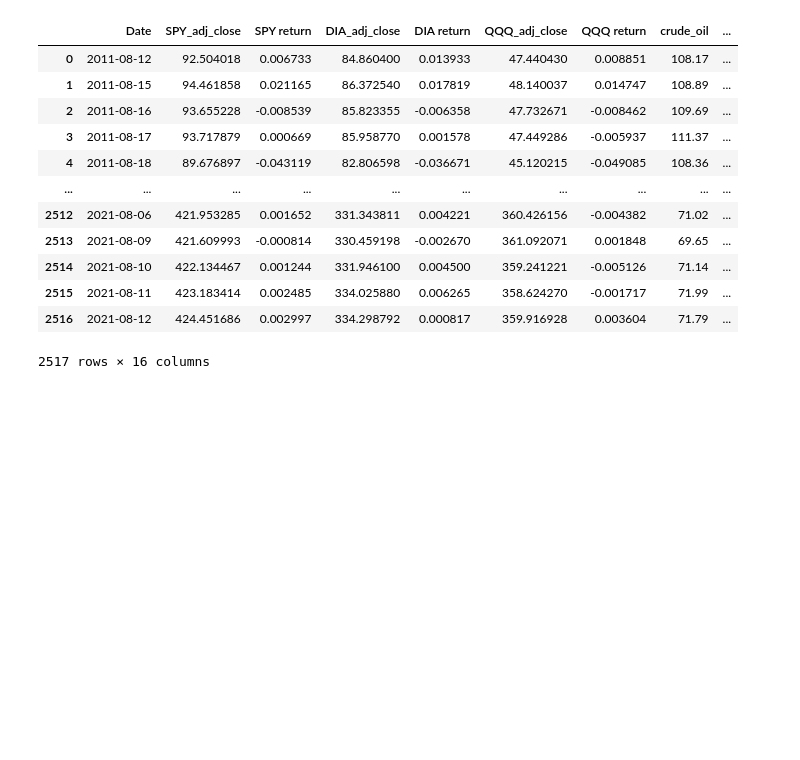
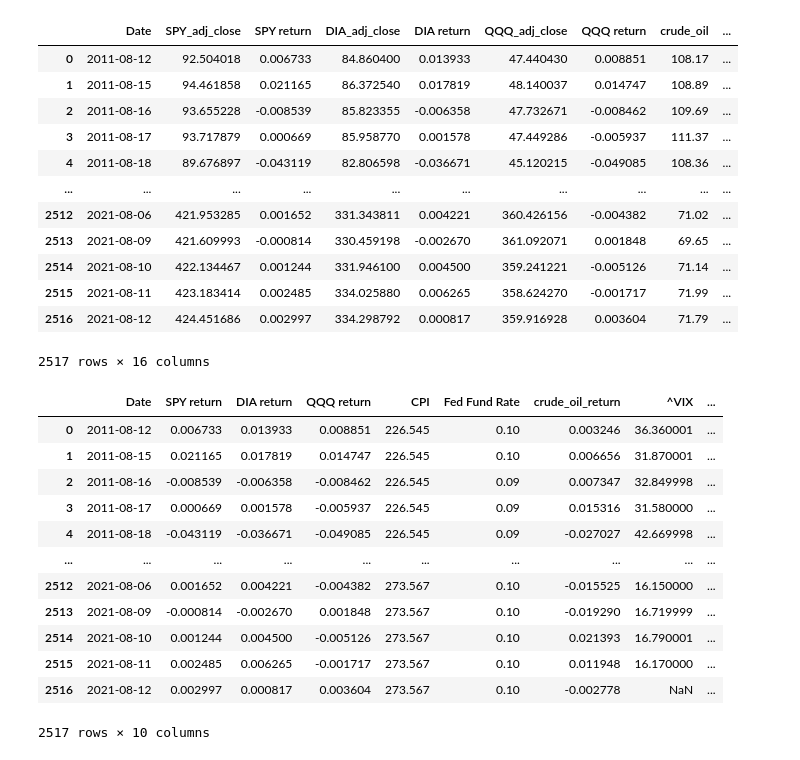
Before and after one commit to itsGarrin/nlp-commodities-price-prediction, a Jupyter notebook: notebook/nlp-commodities-price-prediction.ipynb, the cells around one changed output. Drawn from its saved outputs; the diff is of its cells as text; code cells hidden in the pictures; blank space fills up the shorter version.

```diff
--- a/notebook/nlp-commodities-price-prediction.ipynb
+++ b/notebook/nlp-commodities-price-prediction.ipynb
@@ -10,6 +24,6 @@ import pandas as pd
 # %%
-df = pd.read_csv('../data/historical data.csv')
-df
+hist_data = pd.read_csv('../data/historical data.csv')
+hist_data
 # %% [output]
 |  | Date | SPY_adj_close | SPY return | DIA_adj_close | DIA return | QQQ_adj_close | QQQ return | crude_oil | ... |
 | 0 | 2011-08-12 | 92.504018 | 0.006733 | 84.860400 | 0.013933 | 47.440430 | 0.008851 | 108.17 | ... |
@@ -24,3 +38,21 @@ df
 | 2515 | 2021-08-11 | 423.183414 | 0.002485 | 334.025880 | 0.006265 | 358.624270 | -0.001717 | 71.99 | ... |
 | 2516 | 2021-08-12 | 424.451686 | 0.002997 | 334.298792 | 0.000817 | 359.916928 | 0.003604 | 71.79 | ... |
 2517 rows × 16 columns
+# %%
+# drop adj close columns
+hist_data = hist_data.drop(columns=['SPY_adj_close', 'DIA_adj_close', 'QQQ_adj_close', 'crude_oil', 'BTC-USD', 'FSPSX'])
+hist_data
+# %% [output]
+|  | Date | SPY return | DIA return | QQQ return | CPI | Fed Fund Rate | crude_oil_return | ^VIX | ... |
+| 0 | 2011-08-12 | 0.006733 | 0.013933 | 0.008851 | 226.545 | 0.10 | 0.003246 | 36.360001 | ... |
+| 1 | 2011-08-15 | 0.021165 | 0.017819 | 0.014747 | 226.545 | 0.10 | 0.006656 | 31.870001 | ... |
+| 2 | 2011-08-16 | -0.008539 | -0.006358 | -0.008462 | 226.545 | 0.09 | 0.007347 | 32.849998 | ... |
+| 3 | 2011-08-17 | 0.000669 | 0.001578 | -0.005937 | 226.545 | 0.09 | 0.015316 | 31.580000 | ... |
+| 4 | 2011-08-18 | -0.043119 | -0.036671 | -0.049085 | 226.545 | 0.09 | -0.027027 | 42.669998 | ... |
+| ... | ... | ... | ... | ... | ... | ... | ... | ... | ... |
+| 2512 | 2021-08-06 | 0.001652 | 0.004221 | -0.004382 | 273.567 | 0.10 | -0.015525 | 16.150000 | ... |
+| 2513 | 2021-08-09 | -0.000814 | -0.002670 | 0.001848 | 273.567 | 0.10 | -0.019290 | 16.719999 | ... |
+| 2514 | 2021-08-10 | 0.001244 | 0.004500 | -0.005126 | 273.567 | 0.10 | 0.021393 | 16.790001 | ... |
+| 2515 | 2021-08-11 | 0.002485 | 0.006265 | -0.001717 | 273.567 | 0.10 | 0.011948 | 16.170000 | ... |
+| 2516 | 2021-08-12 | 0.002997 | 0.000817 | 0.003604 | 273.567 | 0.10 | -0.002778 | NaN | ... |
+2517 rows × 10 columns
```
Also changed, not shown: parts of 36 cells of this notebook.
